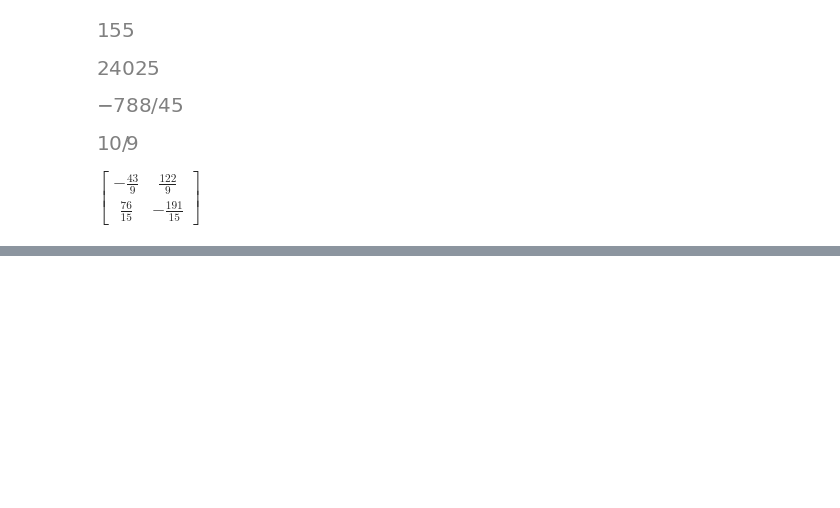
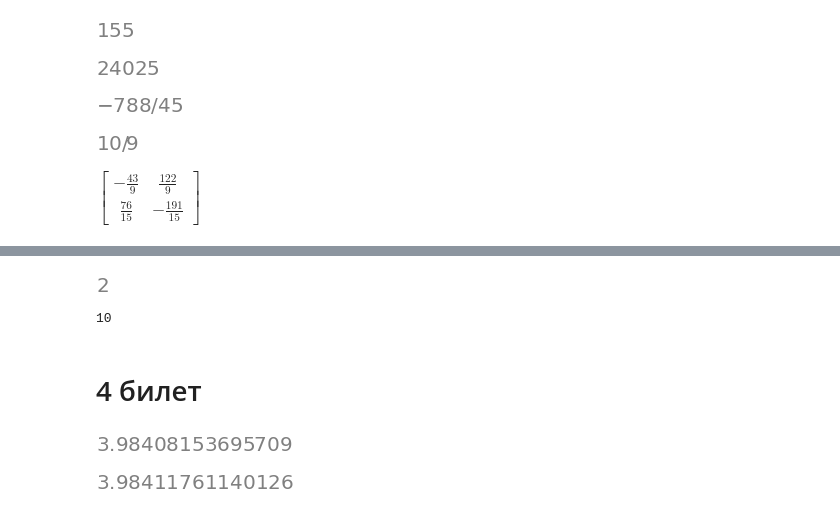
Before and after one commit to exodushka/fa, a Jupyter notebook: alag/Untitled.ipynb, the cells around one changed output, grey strips where cells are left out. Drawn from its saved outputs; the diff is of its cells as text; code cells hidden in the pictures; blank space fills up the shorter version.

```diff
--- a/alag/Untitled.ipynb
+++ b/alag/Untitled.ipynb
@@ -160,0 +164,23 @@ $\displaystyle \left[\begin{matrix}96 & 27 & 43 & 82\\6 t + 29 & 25 & 5 t & 6 t
+# %%
+p = [12, 10, 9, 4, 7, 6, 8, 2, 11, 3, 1, 5]
+perm = [i-1 for i in p]
+mat = []
+for j in range(12):
+    i = perm[j]
+    line = [0 for i in range(12)]
+    line[i] = 1
+    mat.append(line)
+A = Matrix(mat)
+# %%
+(A**4).trace()
+# %% [output]
+[figure, added]
+# %%
+for i in range(1, 100000):
+    if (A**i).trace() == 12:
+        print(i)
+        break
+# %% [output]
+10
+# %% [markdown]
+# 4 билет
@@ -160,0 +195,12 @@ $\displaystyle \left[\begin{matrix}96 & 27 & 43 & 82\\6 t + 29 & 25 & 5 t & 6 t
+# %%
+S = zeros(2,2)
+for i in range(4, 101):
+    S += A ** i
+max(S)
+# %% [output]
+[figure, added]
+# %%
+B4 = (I-A).inv() * A**4
+max(B4)
+# %% [output]
+[figure, added]
```
Also changed, not shown: parts of 6 cells of this notebook, 2 other files.
